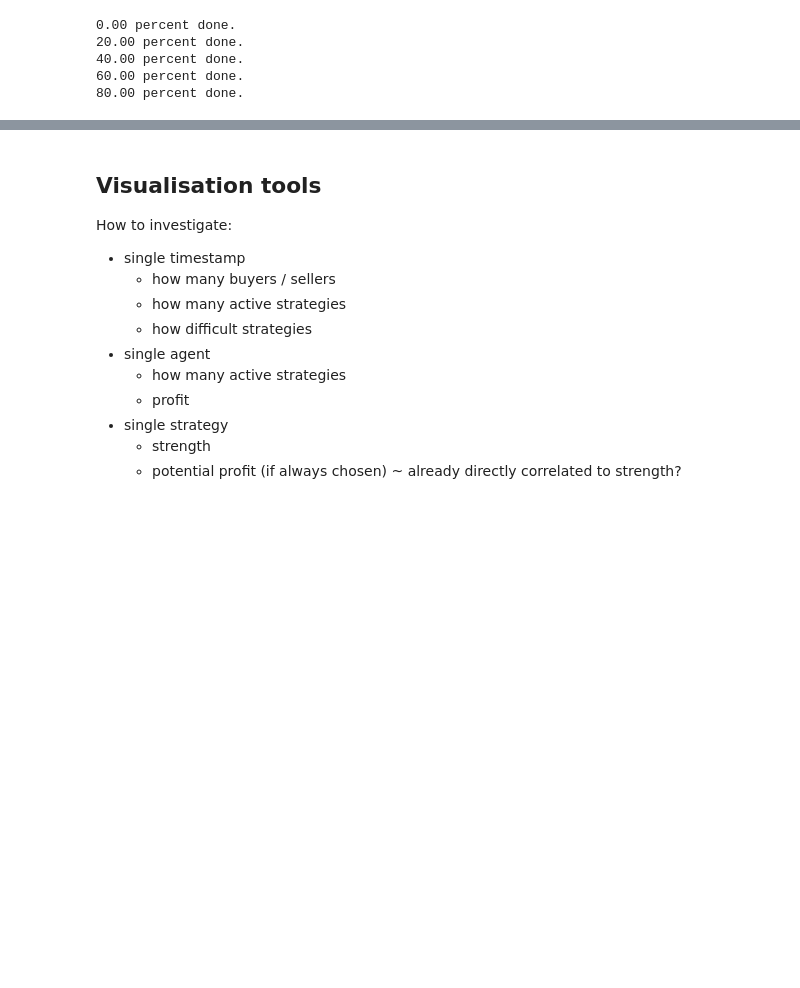
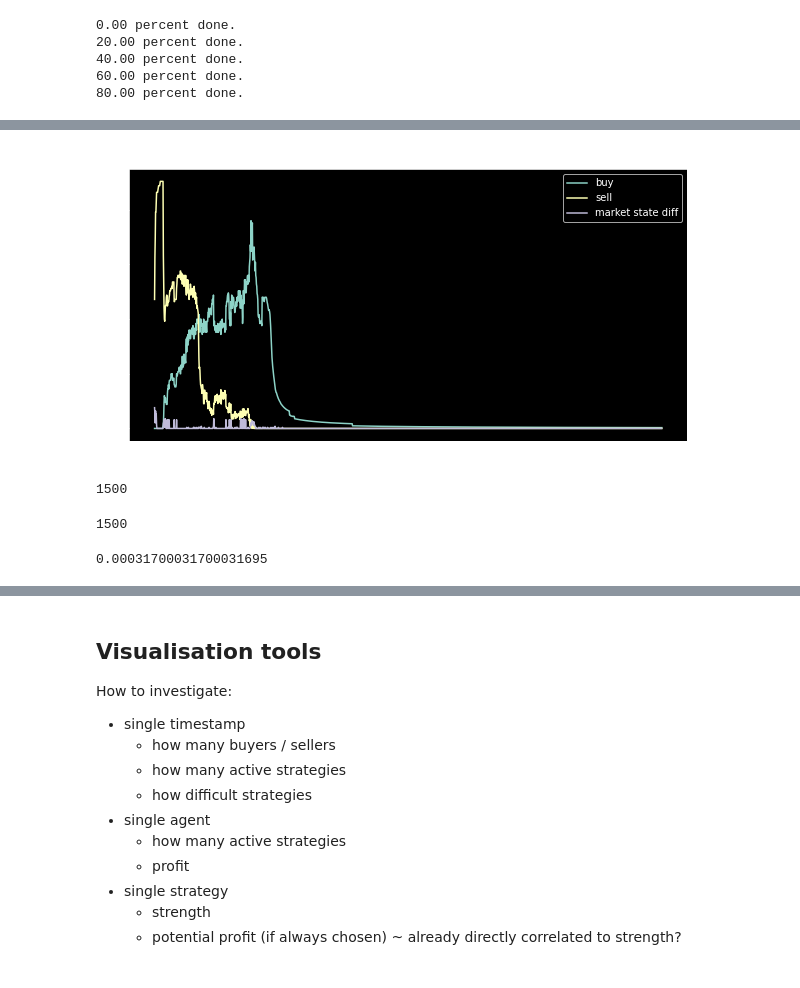
Before and after one commit to jaanerik/economic-life, a Jupyter notebook: Artificial Economic Life.ipynb, the cells around one changed output, grey strips where cells are left out. Drawn from its saved outputs; the diff is of its cells as text; code cells hidden in the pictures; blank space fills up the shorter version.

```diff
--- a/Artificial Economic Life.ipynb
+++ b/Artificial Economic Life.ipynb
@@ -127,0 +364,21 @@ np.diff(m.market_state_history).shape
+# %%
+df = pd.DataFrame(lmap(get_bought_sold_ts, m.action_history))
+
+df.columns = ['buy','sell','ts']
+
+plt.figure(figsize=(10,5))
+plt.title("Action buy/sell")
+plt.plot(df.buy,label='buy')
+plt.plot(df.sell,label='sell')
+plt.plot(np.sum(np.diff(m.market_state_history,axis=0),axis=1),label='market state diff')
+plt.legend(loc="upper right");
+# %% [output]
+[figure, added]
+# %%
+len(buy)
+# %% [output]
+1500
+# %%
+len(m.market_state_history)
+# %% [output]
+1500
@@ -127,0 +387,4 @@ np.diff(m.market_state_history).shape
+# %%
+lmap(lambda t: t[1], m.ts_history)[317]
+# %% [output]
+0.00031700031700031695
```
Also changed, not shown: parts of 38 cells of this notebook, 10 other files.
